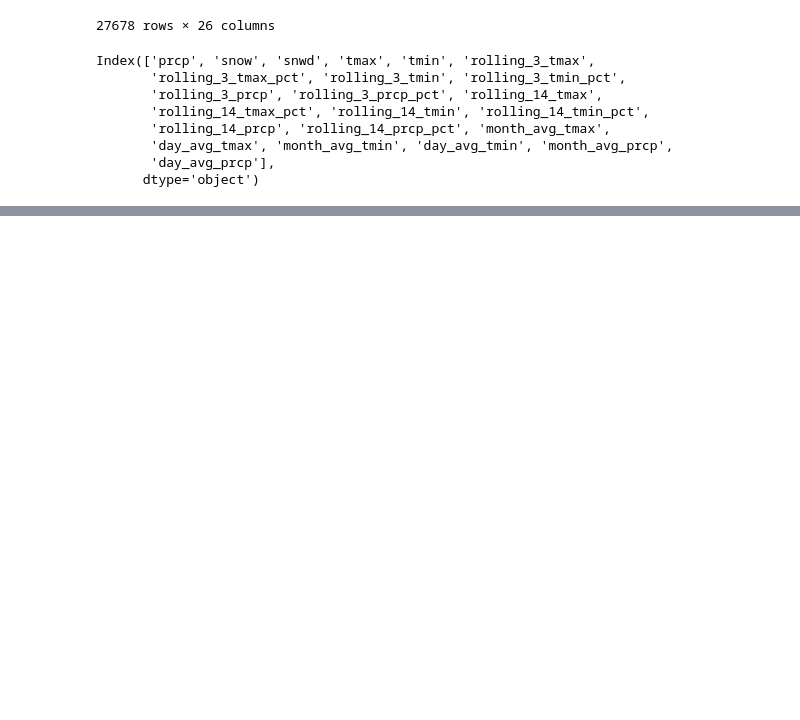
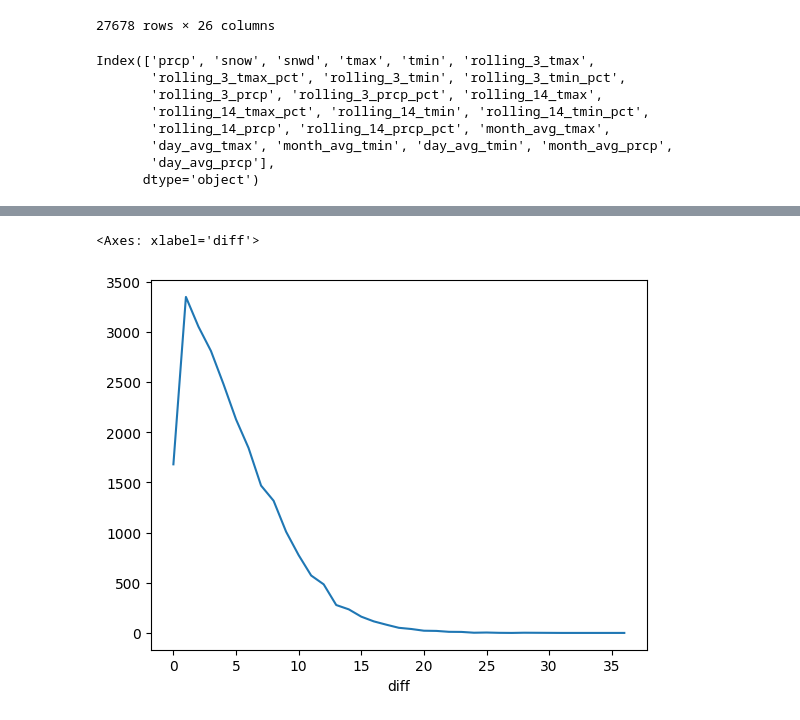
Before and after one commit to Mohsen-Fahimi/Weather-Prediction, a Jupyter notebook: Predict.ipynb, the cells around one changed output, grey strips where cells are left out. Cells and saved outputs as stored; diff of their text form; code cells hidden in the pictures; blank space fills up the shorter version.

Commit message:
feat: Diagnostics
Added code to generate diagnostics including mean absolute error calculation, sorting predictions by difference, and plotting the distribution of differences.

```diff
--- a/Predict.ipynb
+++ b/Predict.ipynb
@@ -348,0 +370,5 @@ predictions = backtest(weather, rr, predictors)
+# %%
+predictions["diff"].round().value_counts().sort_index().plot()
+# %% [output]
+<Axes: xlabel='diff'>
+[figure, added]
```
Also changed, not shown: parts of 2 cells of this notebook.
